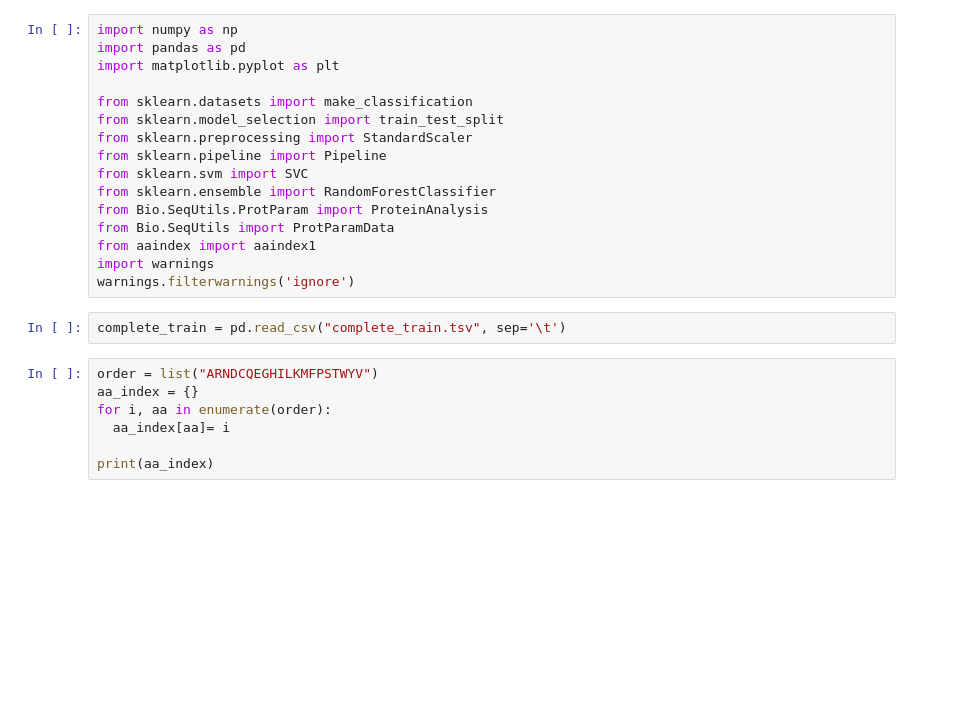
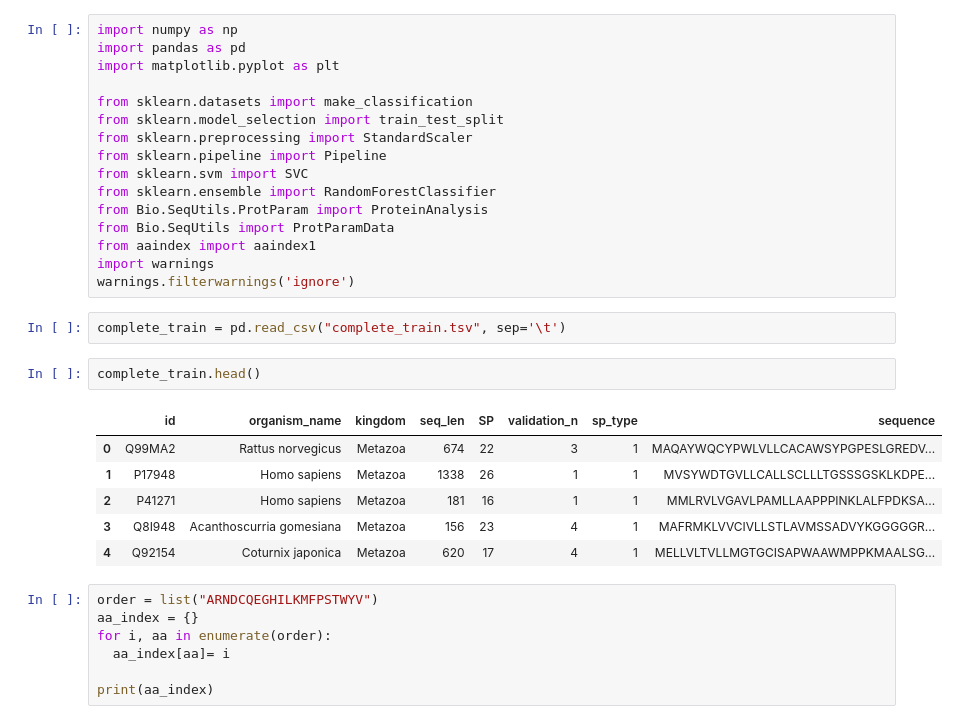
Before and after one commit to bianca29092001/LAB2_project_group, a Jupyter notebook: feature_selection/Rf_selection.ipynb, the cells around one changed output. Drawn from its saved outputs; the diff is of its cells as text; blank space fills up the shorter version.

```diff
--- a/feature_selection/Rf_selection.ipynb
+++ b/feature_selection/Rf_selection.ipynb
@@ -23,6 +23,15 @@ import warnings
 warnings.filterwarnings('ignore')
 # %%
 complete_train = pd.read_csv("complete_train.tsv", sep='\t')
+# %%
+complete_train.head()
+# %% [output]
+|  | id | organism_name | kingdom | seq_len | SP | validation_n | sp_type | sequence |
+| 0 | Q99MA2 | Rattus norvegicus | Metazoa | 674 | 22 | 3 | 1 | MAQAYWQCYPWLVLLCACAWSYPGPESLGREDV... |
+| 1 | P17948 | Homo sapiens | Metazoa | 1338 | 26 | 1 | 1 | MVSYWDTGVLLCALLSCLLLTGSSSGSKLKDPE... |
+| 2 | P41271 | Homo sapiens | Metazoa | 181 | 16 | 1 | 1 | MMLRVLVGAVLPAMLLAAPPPINKLALFPDKSA... |
+| 3 | Q8I948 | Acanthoscurria gomesiana | Metazoa | 156 | 23 | 4 | 1 | MAFRMKLVVCIVLLSTLAVMSSADVYKGGGGGR... |
+| 4 | Q92154 | Coturnix japonica | Metazoa | 620 | 17 | 4 | 1 | MELLVLTVLLMGTGCISAPWAAWMPPKMAALSG... |
 # %%
 order = list("ARNDCQEGHILKMFPSTWYV")
 aa_index = {}
```
Also changed, not shown: parts of 10 cells of this notebook.
